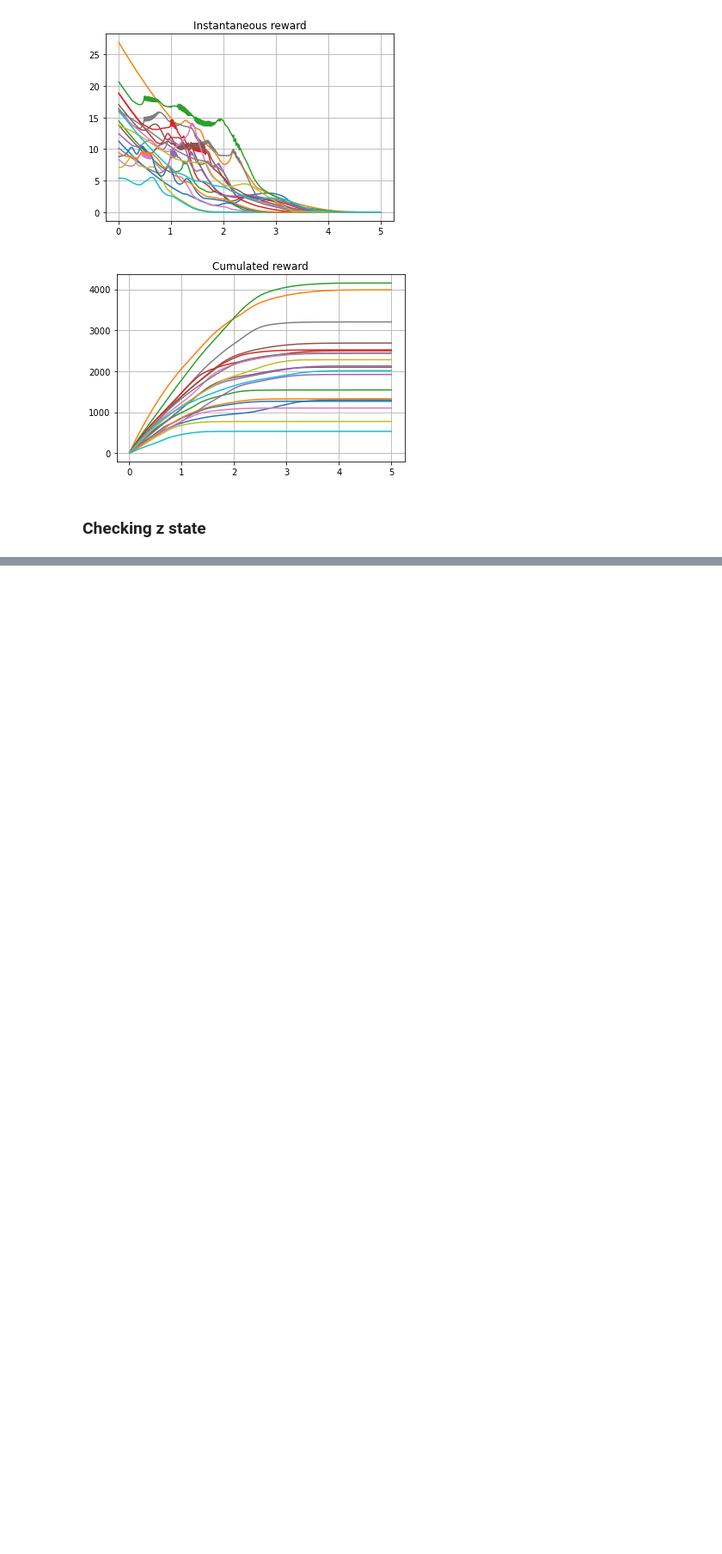
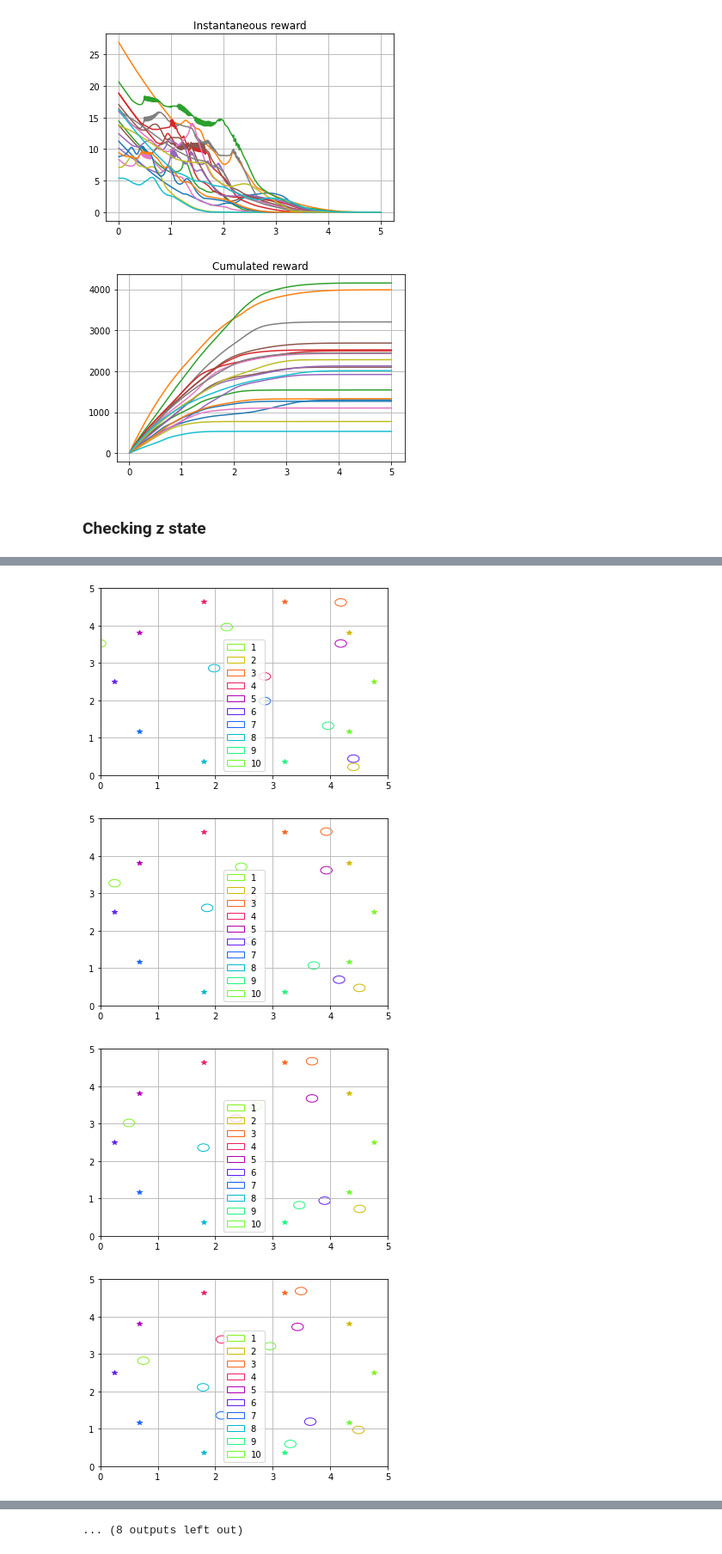
Before and after one commit to AndreuMatoses/scalable-collision-avoidance-RL, a Jupyter notebook: tests.ipynb, the cells around one changed output, grey strips where cells are left out. Shown: that part at 86% size. Saved outputs shown, nothing was run; the diff lists cells and outputs as text; code cells hidden in the pictures; blank space fills up the shorter version.

```diff
--- a/tests.ipynb
+++ b/tests.ipynb
@@ -248,0 +278,7 @@ env.plot(trajectory)
+# %%
+env.animate(trajectory)
+# %% [output]
+[figure, added]
+[figure, added]
+[figure, added]
+[figure, added]
@@ -248,0 +293 @@ env.plot(trajectory)
+... (8 outputs left out)
```
Also changed, not shown: parts of 6 cells of this notebook, 5 other files.
